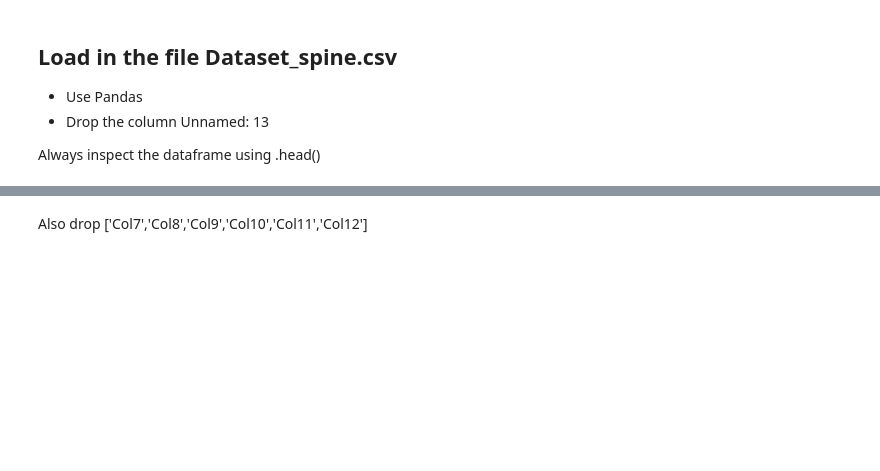
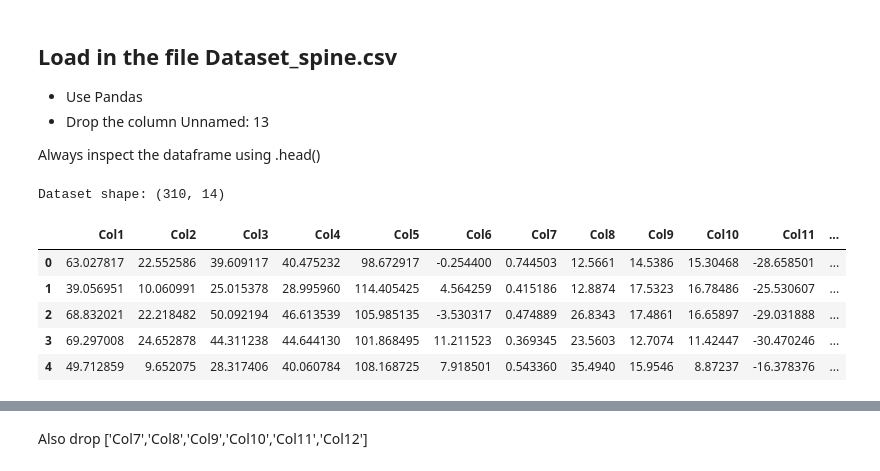
Before and after one commit to ShanewalshGit/UIDevLab8, a Jupyter notebook: Neural Network Exercise.ipynb, the cells around one changed output, grey strips where cells are left out. Saved outputs shown, nothing was run; the diff lists cells and outputs as text; code cells hidden in the pictures; blank space fills up the shorter version.

```diff
--- a/Neural Network Exercise.ipynb
+++ b/Neural Network Exercise.ipynb
@@ -18,0 +17,21 @@ Always inspect the dataframe using .head()
+# %%
+# your code here
+
+# Load the dataset
+spine_data = pd.read_csv('Dataset_spine.csv', skipinitialspace=True)
+
+# Display the first few rows
+print("Dataset shape:", spine_data.shape)
+
+# Drop column 13
+spine_data.drop(columns=['Unnamed: 13'], inplace=True)
+
+spine_data.head()
+# %% [output]
+Dataset shape: (310, 14)
+|  | Col1 | Col2 | Col3 | Col4 | Col5 | Col6 | Col7 | Col8 | Col9 | Col10 | Col11 | ... |
+| 0 | 63.027817 | 22.552586 | 39.609117 | 40.475232 | 98.672917 | -0.254400 | 0.744503 | 12.5661 | 14.5386 | 15.30468 | -28.658501 | ... |
+| 1 | 39.056951 | 10.060991 | 25.015378 | 28.995960 | 114.405425 | 4.564259 | 0.415186 | 12.8874 | 17.5323 | 16.78486 | -25.530607 | ... |
+| 2 | 68.832021 | 22.218482 | 50.092194 | 46.613539 | 105.985135 | -3.530317 | 0.474889 | 26.8343 | 17.4861 | 16.65897 | -29.031888 | ... |
+| 3 | 69.297008 | 24.652878 | 44.311238 | 44.644130 | 101.868495 | 11.211523 | 0.369345 | 23.5603 | 12.7074 | 11.42447 | -30.470246 | ... |
+| 4 | 49.712859 | 9.652075 | 28.317406 | 40.060784 | 108.168725 | 7.918501 | 0.543360 | 35.4940 | 15.9546 | 8.87237 | -16.378376 | ... |
```
Also changed, not shown: parts of 40 cells of this notebook.
